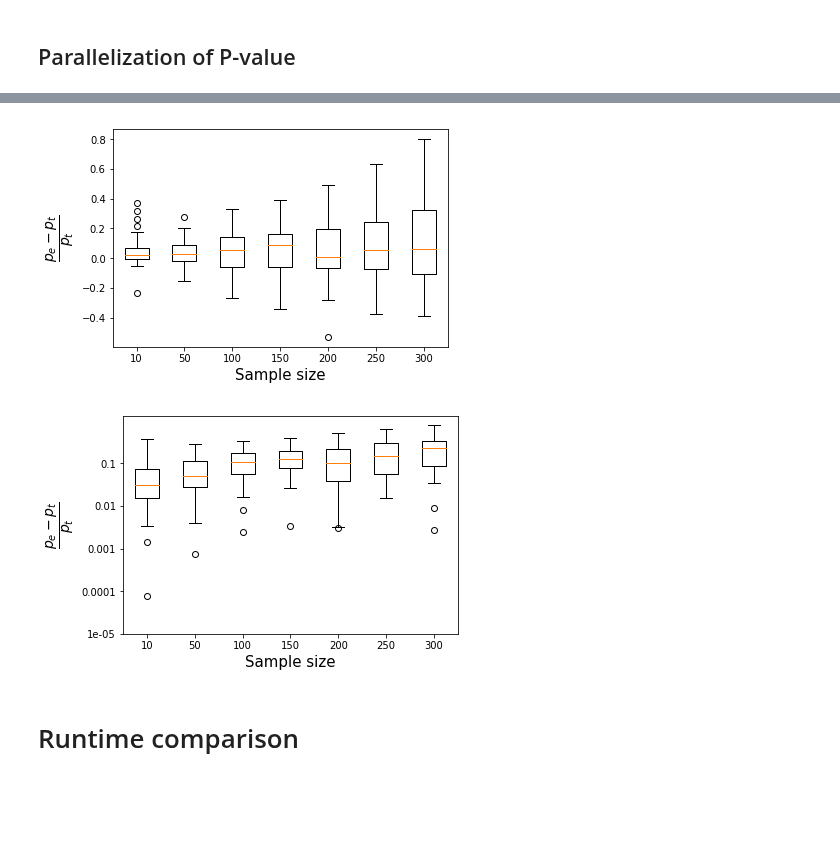
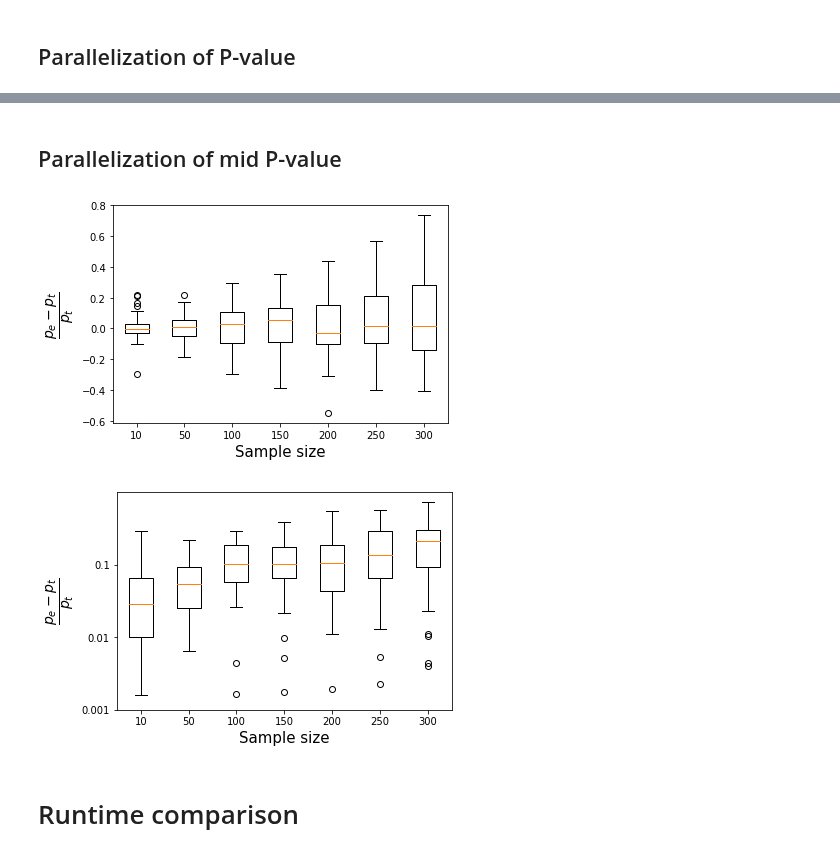
Before and after one commit to statisticalbiotechnology/parallelPermutationTest, a Jupyter notebook: Comparison 2 Parallelized vs Fast approximation.ipynb, the cells around one changed output, grey strips where cells are left out. Cells and saved outputs as stored; diff of their text form; code cells hidden in the pictures; blank space fills up the shorter version.

Commit message:
Added mid p-value functionality

```diff
--- a/Comparison 2 Parallelized vs Fast approximation.ipynb
+++ b/Comparison 2 Parallelized vs Fast approximation.ipynb
@@ -56,14 +56,14 @@ def loadMcResult(sampleShape, mean):
 # %% [markdown]
 ### Get p-value for the the parallelized permutation test
 # %%
-def run_test(X,Y,bins, parallel=True):
+def run_test(X,Y,bins, parallel=True, midP=False):
 
 
 
     if parallel:
         #Exact test
         SGM = significance_of_mean_cuda(bins, dtype_v=np.uint32,dtype_A=np.float64)
-        SGM.run(X.reshape(1,-1),Y.reshape(1,-1))
+        SGM.run(X.reshape(1,-1),Y.reshape(1,-1), midP)
         p_val = SGM.p_values[0]
     else:
         p_val = p_value_calc([list(X), list(Y), bins])
@@ -72,7 +72,7 @@ def run_test(X,Y,bins, parallel=True):
 # %% [markdown]
 ### Get all p-values from the prallelized exact test from the same data as the MC version
 # %%
-def shiftMethod(X_list, y_list, bins, parallel=True):
+def shiftMethod(X_list, y_list, bins, parallel=True, midP=False):
     pt_list = list()
     pe_list = list()
     TIME = list()
@@ -96,7 +96,7 @@ def shiftMethod(X_list, y_list, bins, parallel=True):
             p_t.append(p)
 
             start = time.time()
-            p_e.append(run_test(y, x, bins, parallel))
+            p_e.append(run_test(y, x, bins, parallel, midP))
             end = time.time()
 
             time_list.append(end - start)
@@ -128,7 +128,7 @@ def compare(p_val_list, pe_list, pt_list):
 # %% [markdown]
 ### Boxplot
 # %%
-def boxPlot(error, Bin, log=False, path=None, MAX=None, MIN=None):
+def boxPlot(error, Bin, log=False, path=None):
     my_dict = dict()
     for d, b in zip(error, Bin):
         my_dict[str(b)] = d
@@ -245,6 +261,9 @@ mean = 5.4
 X_list5_4, y_list5_4, p_val_list5_4, time_listMc5_4 = loadMcResult(sampleShape, mean)
 pt_list5_4, pe_list5_4, TIME5_4 = shiftMethod(np.asarray(X_list5_4), np.asarray(y_list5_4), 40)
 PE_err5_4, PAE_err5_4 = compare(p_val_list5_4, pe_list5_4, pt_list5_4)
+# %%
+pt_list5_4midP, pe_list5_4midP, TIME5_4midP = shiftMethod(np.asarray(X_list5_4), np.asarray(y_list5_4), 40, midP=True)
+PE_err5_4midP, PAE_err5_4midP = compare(p_val_list5_4, pe_list5_4midP, pt_list5_4midP)
 # %% [markdown]
 ## Approximation of P-value
 # %%
@@ -260,11 +290,13 @@ boxPlot(np.log10(np.abs(PAE_err5_4)), sampleShape, path=getPATH(path, str(mean),
+# %% [markdown]
+## Parallelization of mid P-value
 # %%
-boxPlot(PE_err5_4, sampleShape, path=getPATH(path, str(mean),"parallelBox"))
+boxPlot(PE_err5_4midP, sampleShape, path=getPATH(path, str(mean),"parallelBox"))
 # %% [output]
-[figure, old version]
+[figure, new version]
 # %%
-boxPlot(np.log10(np.abs(PE_err5_4)), sampleShape, path=getPATH(path, str(mean),"parallelBoxLog"), log=True)
+boxPlot(np.log10(np.abs(PE_err5_4midP)), sampleShape, path=getPATH(path, str(mean),"fastPermBoxLog"), log=True)
 # %% [output]
-[figure, old version]
+[figure, new version]
 # %% [markdown]
 # Runtime comparison
 # %%
```
Also changed, not shown: parts of 30 cells of this notebook, 21 other files.
